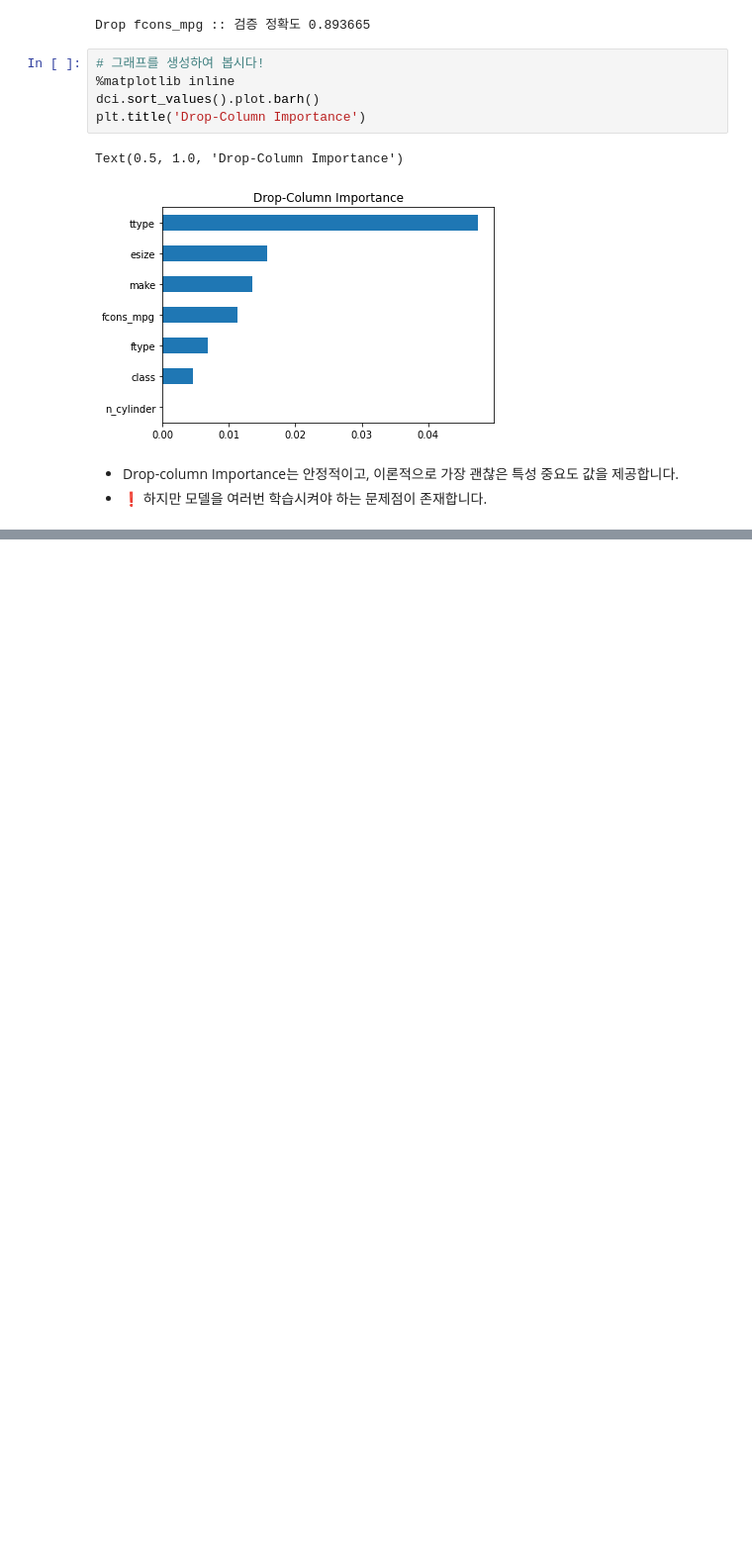
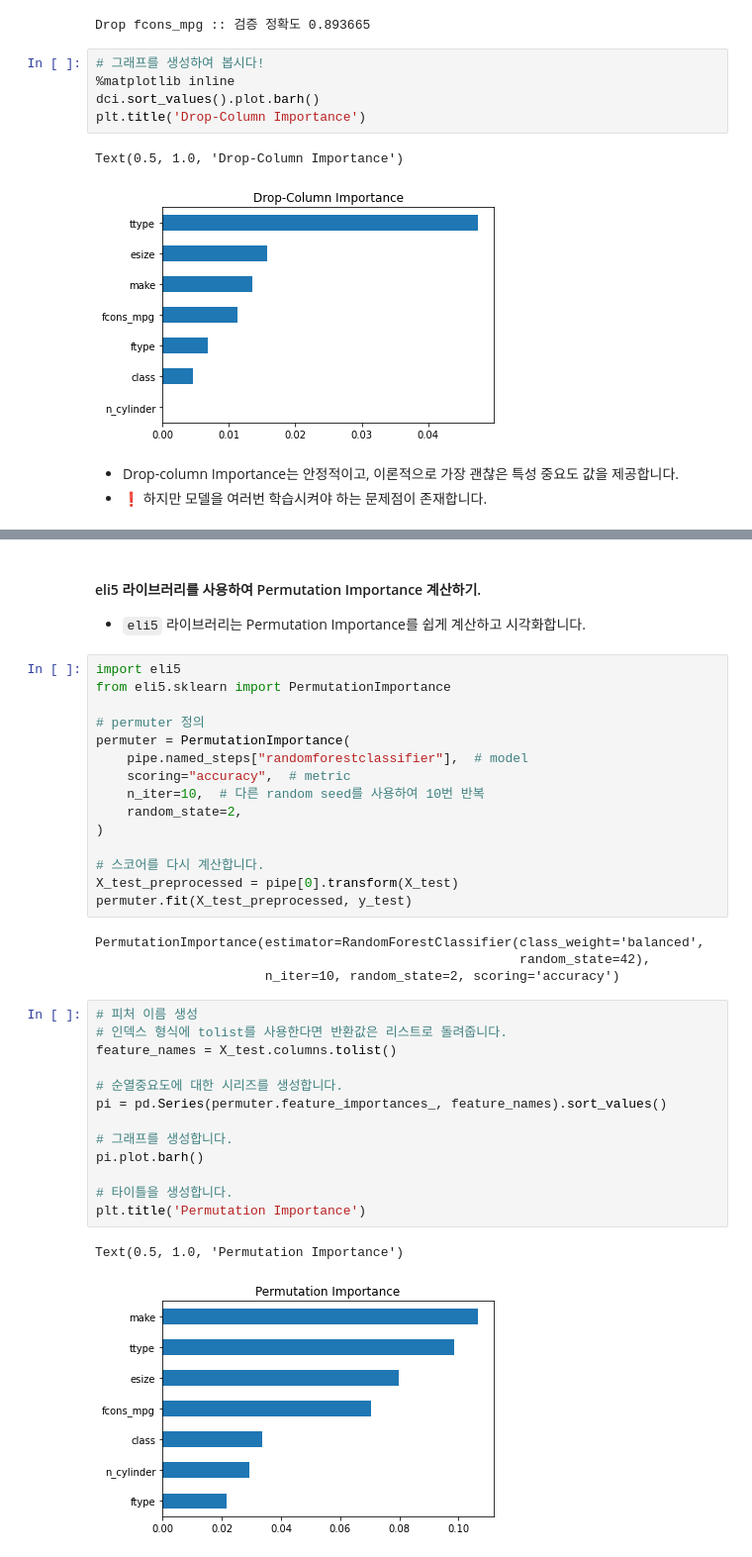
Before and after one commit to 00150/Practice-anything...., a Jupyter notebook: Untitled182.ipynb, the cells around one changed output, grey strips where cells are left out. Shown: that part at 99% size. Drawn from its saved outputs; the diff is of its cells as text; blank space fills up the shorter version.

```diff
--- a/Untitled182.ipynb
+++ b/Untitled182.ipynb
@@ -385,0 +494,39 @@ Text(0.5, 1.0, 'Drop-Column Importance')
+# %% [markdown]
+#### eli5 라이브러리를 사용하여 Permutation Importance 계산하기.
+
+* `eli5` 라이브러리는 Permutation Importance를 쉽게 계산하고 시각화합니다.
+# %%
+import eli5
+from eli5.sklearn import PermutationImportance
+
+# permuter 정의
+permuter = PermutationImportance(
+    pipe.named_steps["randomforestclassifier"],  # model
+    scoring="accuracy",  # metric
+    n_iter=10,  # 다른 random seed를 사용하여 10번 반복
+    random_state=2,
+)
+
+# 스코어를 다시 계산합니다.
+X_test_preprocessed = pipe[0].transform(X_test)
+permuter.fit(X_test_preprocessed, y_test)
+# %% [output]
+PermutationImportance(estimator=RandomForestClassifier(class_weight='balanced',
+                                                       random_state=42),
+                      n_iter=10, random_state=2, scoring='accuracy')
+# %%
+# 피처 이름 생성
+# 인덱스 형식에 tolist를 사용한다면 반환값은 리스트로 돌려줍니다.
+feature_names = X_test.columns.tolist()
+
+# 순열중요도에 대한 시리즈를 생성합니다.
+pi = pd.Series(permuter.feature_importances_, feature_names).sort_values()
+
+# 그래프를 생성합니다.
+pi.plot.barh()
+
+# 타이틀을 생성합니다.
+plt.title('Permutation Importance')
+# %% [output]
+Text(0.5, 1.0, 'Permutation Importance')
+[figure, added]
```
Also changed, not shown: parts of 11 cells of this notebook.
